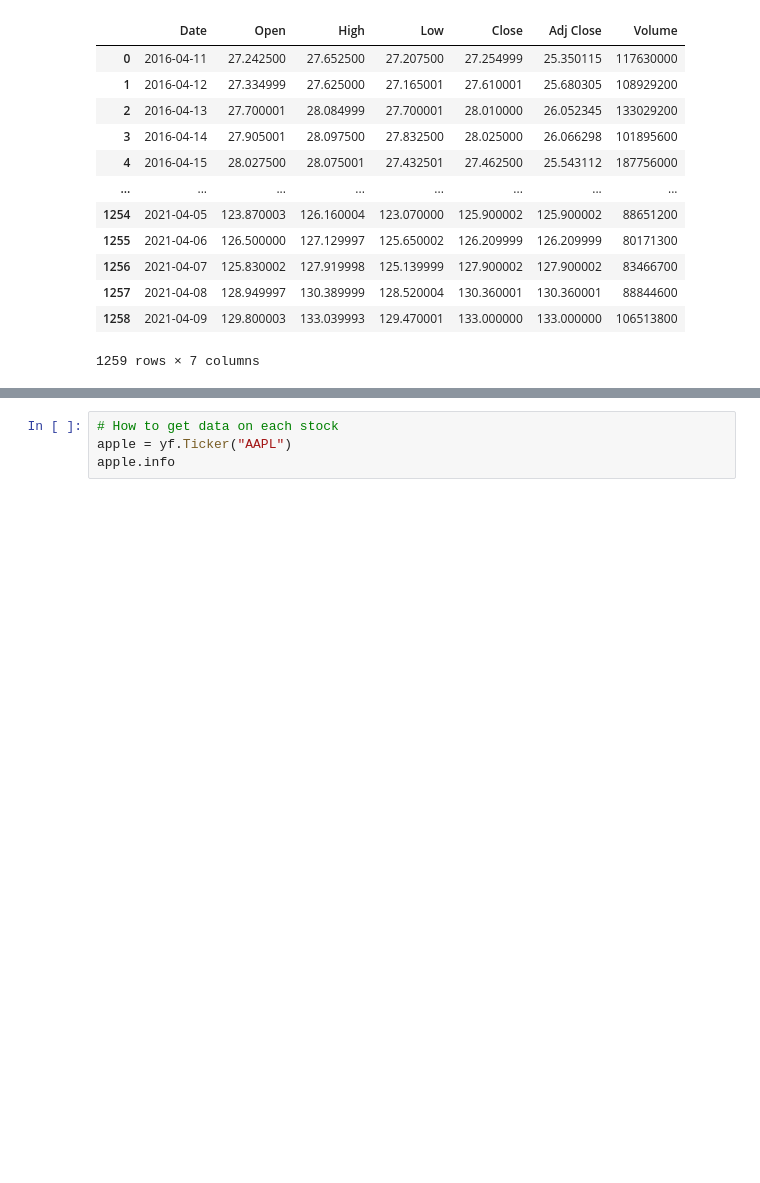
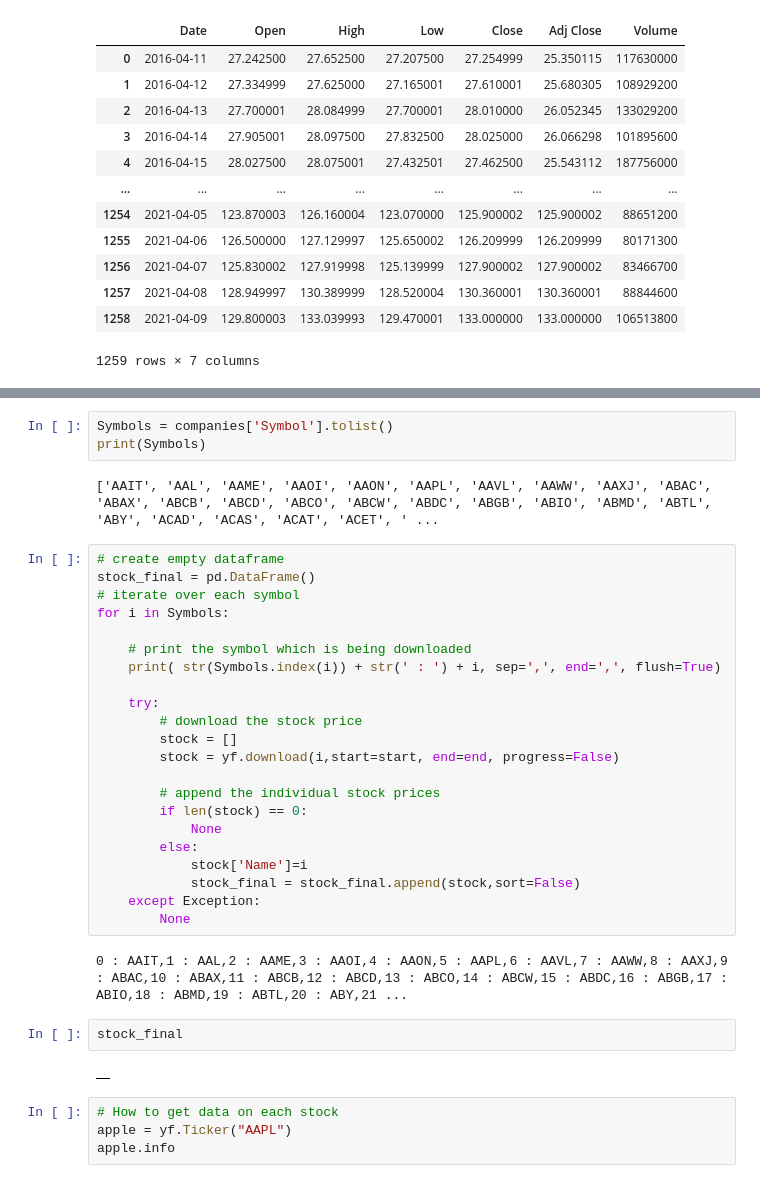
Before and after one commit to jforbis/make-that-bread, a Jupyter notebook: forbis/StockStuff copy.ipynb, the cells around one changed output, grey strips where cells are left out. Cells and saved outputs as stored; diff of their text form; blank space fills up the shorter version.

```diff
--- a/forbis/StockStuff copy.ipynb
+++ b/forbis/StockStuff copy.ipynb
@@ -181,3 +208,36 @@ apple_df
+# %%
+Symbols = companies['Symbol'].tolist()
+print(Symbols)
+# %% [output]
+['AAIT', 'AAL', 'AAME', 'AAOI', 'AAON', 'AAPL', 'AAVL', 'AAWW', 'AAXJ', 'ABAC', 'ABAX', 'ABCB', 'ABCD', 'ABCO', 'ABCW', 'ABDC', 'ABGB', 'ABIO', 'ABMD', 'ABTL', 'ABY', 'ACAD', 'ACAS', 'ACAT', 'ACET', ' ...
+# %%
+# create empty dataframe
+stock_final = pd.DataFrame()
+# iterate over each symbol
+for i in Symbols:
+
+    # print the symbol which is being downloaded
+    print( str(Symbols.index(i)) + str(' : ') + i, sep=',', end=',', flush=True)
+
+    try:
+        # download the stock price
+        stock = []
+        stock = yf.download(i,start=start, end=end, progress=False)
+
+        # append the individual stock prices
+        if len(stock) == 0:
+            None
+        else:
+            stock['Name']=i
+            stock_final = stock_final.append(stock,sort=False)
+    except Exception:
+        None
+# %% [output]
+0 : AAIT,1 : AAL,2 : AAME,3 : AAOI,4 : AAON,5 : AAPL,6 : AAVL,7 : AAWW,8 : AAXJ,9 : ABAC,10 : ABAX,11 : ABCB,12 : ABCD,13 : ABCO,14 : ABCW,15 : ABDC,16 : ABGB,17 : ABIO,18 : ABMD,19 : ABTL,20 : ABY,21 ...
+# %%
+stock_final
+# %% [output]
+|  |
 # %%
 # How to get data on each stock
 apple = yf.Ticker("AAPL")
```
Also changed, not shown: parts of 3 cells of this notebook, 6 other files.
